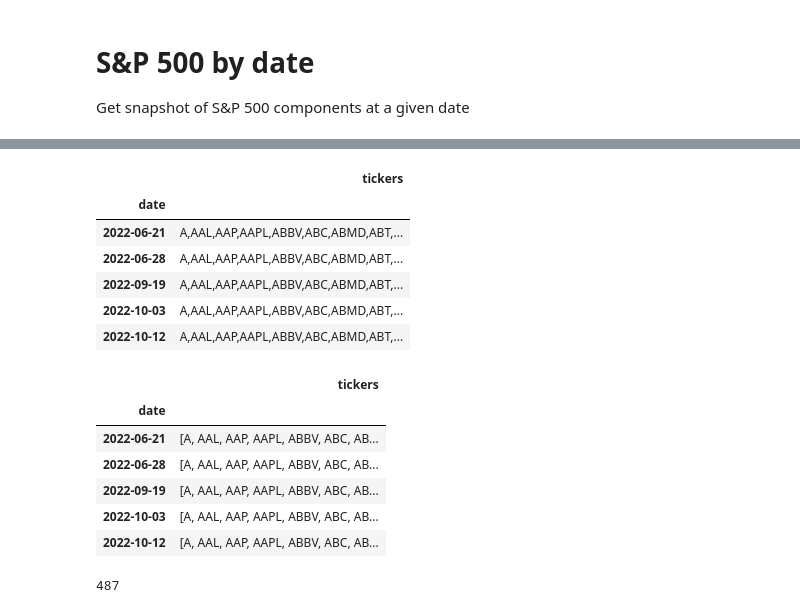
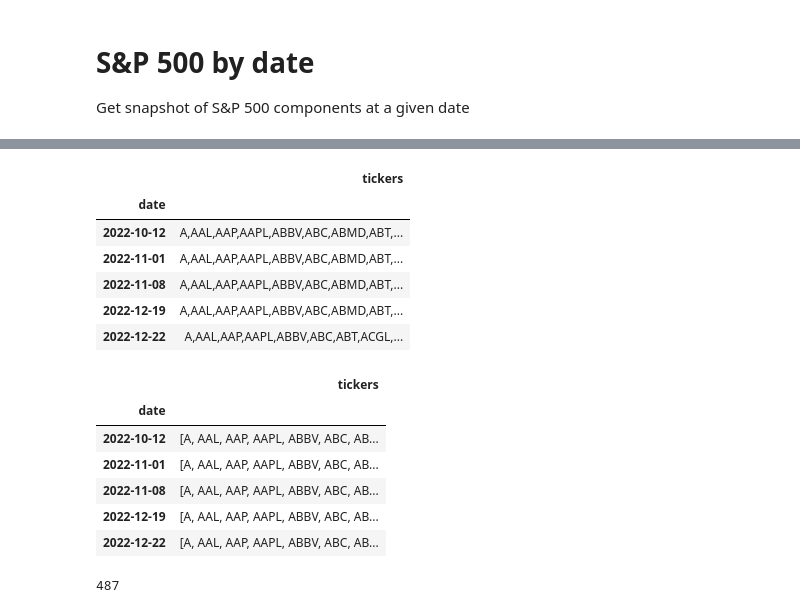
Before and after one commit to fja05680/sp500, a Jupyter notebook: sp500_by_date.ipynb, the cells around one changed output, grey strips where cells are left out. Drawn from its saved outputs; the diff is of its cells as text; code cells hidden in the pictures.

```diff
--- a/sp500_by_date.ipynb
+++ b/sp500_by_date.ipynb
@@ -30,17 +30,17 @@ def get_table(filename):
         df = pd.read_csv(filename, index_col='date')
         return df
 # %%
-filename = 'S&P 500 Historical Components & Changes(10-14-2022).csv'
+filename = 'S&P 500 Historical Components & Changes(12-29-2022).csv'
 df = get_table(filename)
 df.tail()
 # %% [output]
 |  | tickers |
 | date |  |
-| 2022-06-21 | A,AAL,AAP,AAPL,ABBV,ABC,ABMD,ABT,... |
-| 2022-06-28 | A,AAL,AAP,AAPL,ABBV,ABC,ABMD,ABT,... |
-| 2022-09-19 | A,AAL,AAP,AAPL,ABBV,ABC,ABMD,ABT,... |
-| 2022-10-03 | A,AAL,AAP,AAPL,ABBV,ABC,ABMD,ABT,... |
 | 2022-10-12 | A,AAL,AAP,AAPL,ABBV,ABC,ABMD,ABT,... |
+| 2022-11-01 | A,AAL,AAP,AAPL,ABBV,ABC,ABMD,ABT,... |
+| 2022-11-08 | A,AAL,AAP,AAPL,ABBV,ABC,ABMD,ABT,... |
+| 2022-12-19 | A,AAL,AAP,AAPL,ABBV,ABC,ABMD,ABT,... |
+| 2022-12-22 | A,AAL,AAP,AAPL,ABBV,ABC,ABT,ACGL,... |
 # %%
 # Convert ticker column from csv to list, then sort.
 df['tickers'] = df['tickers'].apply(lambda x: sorted(x.split(',')))
@@ -48,11 +48,11 @@ df.tail()
 # %% [output]
 |  | tickers |
 | date |  |
-| 2022-06-21 | [A, AAL, AAP, AAPL, ABBV, ABC, AB... |
-| 2022-06-28 | [A, AAL, AAP, AAPL, ABBV, ABC, AB... |
-| 2022-09-19 | [A, AAL, AAP, AAPL, ABBV, ABC, AB... |
-| 2022-10-03 | [A, AAL, AAP, AAPL, ABBV, ABC, AB... |
 | 2022-10-12 | [A, AAL, AAP, AAPL, ABBV, ABC, AB... |
+| 2022-11-01 | [A, AAL, AAP, AAPL, ABBV, ABC, AB... |
+| 2022-11-08 | [A, AAL, AAP, AAPL, ABBV, ABC, AB... |
+| 2022-12-19 | [A, AAL, AAP, AAPL, ABBV, ABC, AB... |
+| 2022-12-22 | [A, AAL, AAP, AAPL, ABBV, ABC, AB... |
 # %%
 # Number of symbols in the first row.
 l = list(df['tickers'].head(1))[0]
```
Also changed, not shown: parts of 1 cell of this notebook, 6 other files.
